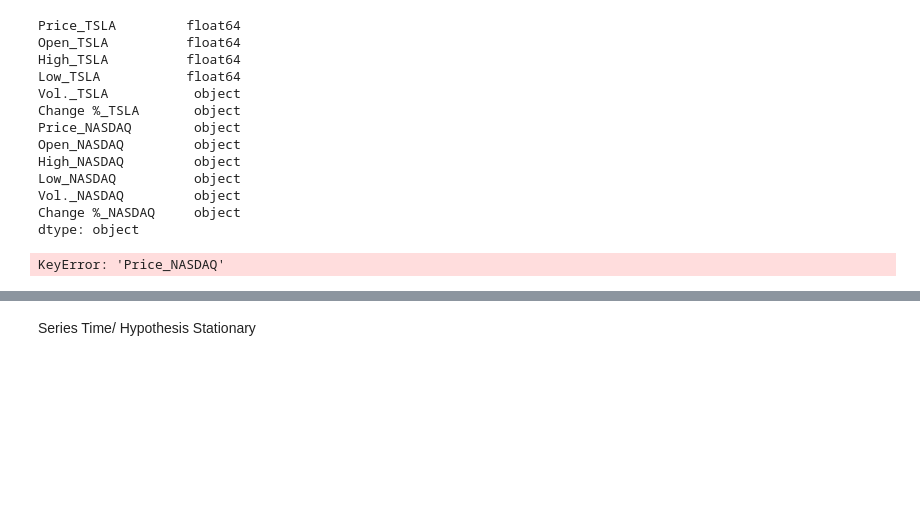
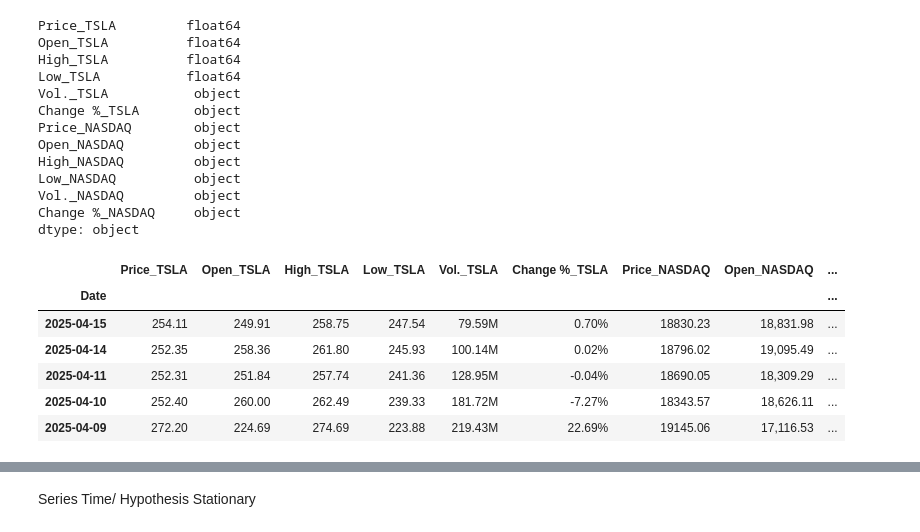
Before and after one commit to CCT-Dublin/capstone-project-Raushan0506, a Jupyter notebook: TESLA_Stock_LSTM_Prepared.ipynb, the cells around one changed output, grey strips where cells are left out. Drawn from its saved outputs; the diff is of its cells as text; code cells hidden in the pictures; blank space fills up the shorter version.

Commit message:
Cluster with Index Nasdaq

```diff
--- a/TESLA_Stock_LSTM_Prepared.ipynb
+++ b/TESLA_Stock_LSTM_Prepared.ipynb
@@ -1097,8 +1097,6 @@ dtype: object
 # %%
 # Удаляем запятые и конвертируем в числовой формат
 
-df_j['Price_NASDAQ'] = df['Price_NASDAQ'].str.replace(',', '').astype(float)
+df_j['Price_NASDAQ'] = df_j['Price_NASDAQ'].str.replace(',', '').astype(float)
-# %% [output]
-KeyError: 'Price_NASDAQ'
 # %%
 # Нормализуем данные
@@ -1107,4 +1105,12 @@ KeyError: 'Price_NASDAQ'
 # %%
-#df_j.head()
+df_j.head()
+# %% [output]
+|  | Price_TSLA | Open_TSLA | High_TSLA | Low_TSLA | Vol._TSLA | Change %_TSLA | Price_NASDAQ | Open_NASDAQ | ... |
+| Date |  |  |  |  |  |  |  |  | ... |
+| 2025-04-15 | 254.11 | 249.91 | 258.75 | 247.54 | 79.59M | 0.70% | 18830.23 | 18,831.98 | ... |
+| 2025-04-14 | 252.35 | 258.36 | 261.80 | 245.93 | 100.14M | 0.02% | 18796.02 | 19,095.49 | ... |
+| 2025-04-11 | 252.31 | 251.84 | 257.74 | 241.36 | 128.95M | -0.04% | 18690.05 | 18,309.29 | ... |
+| 2025-04-10 | 252.40 | 260.00 | 262.49 | 239.33 | 181.72M | -7.27% | 18343.57 | 18,626.11 | ... |
+| 2025-04-09 | 272.20 | 224.69 | 274.69 | 223.88 | 219.43M | 22.69% | 19145.06 | 17,116.53 | ... |
 # %%
 # Удаляем запятые и конвертируем в числовой формат
```
Also changed, not shown: parts of 12 cells of this notebook.
